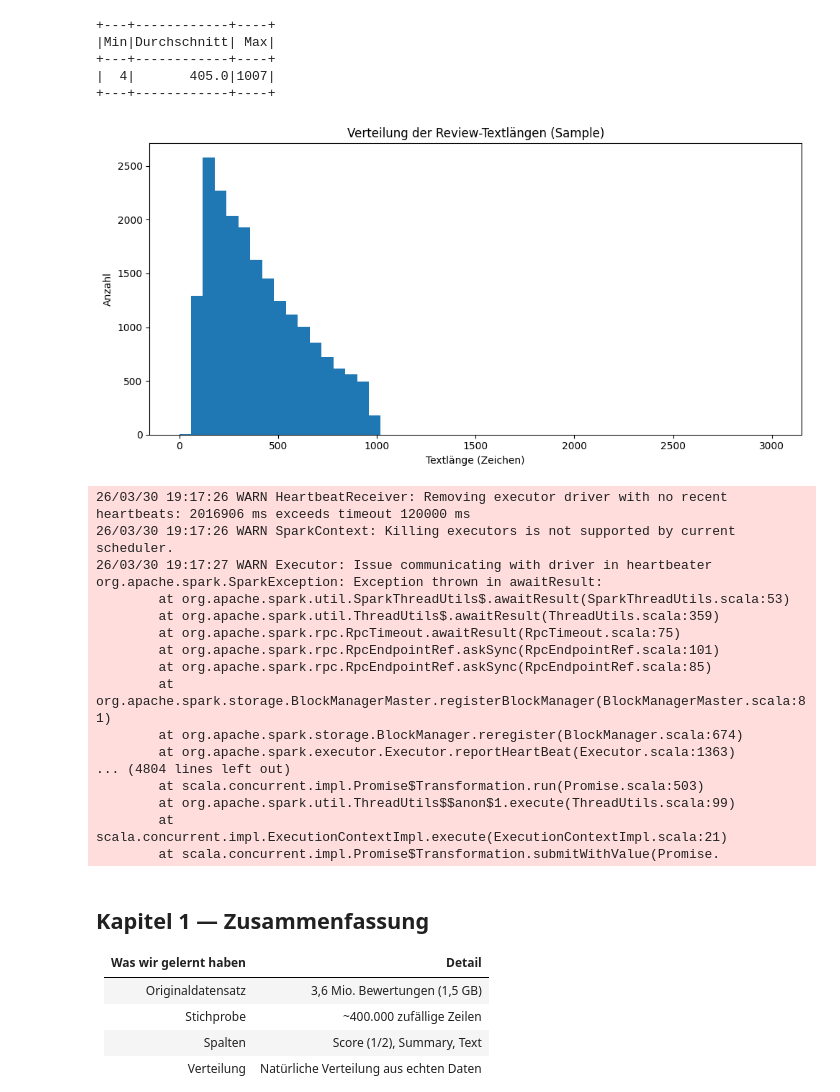
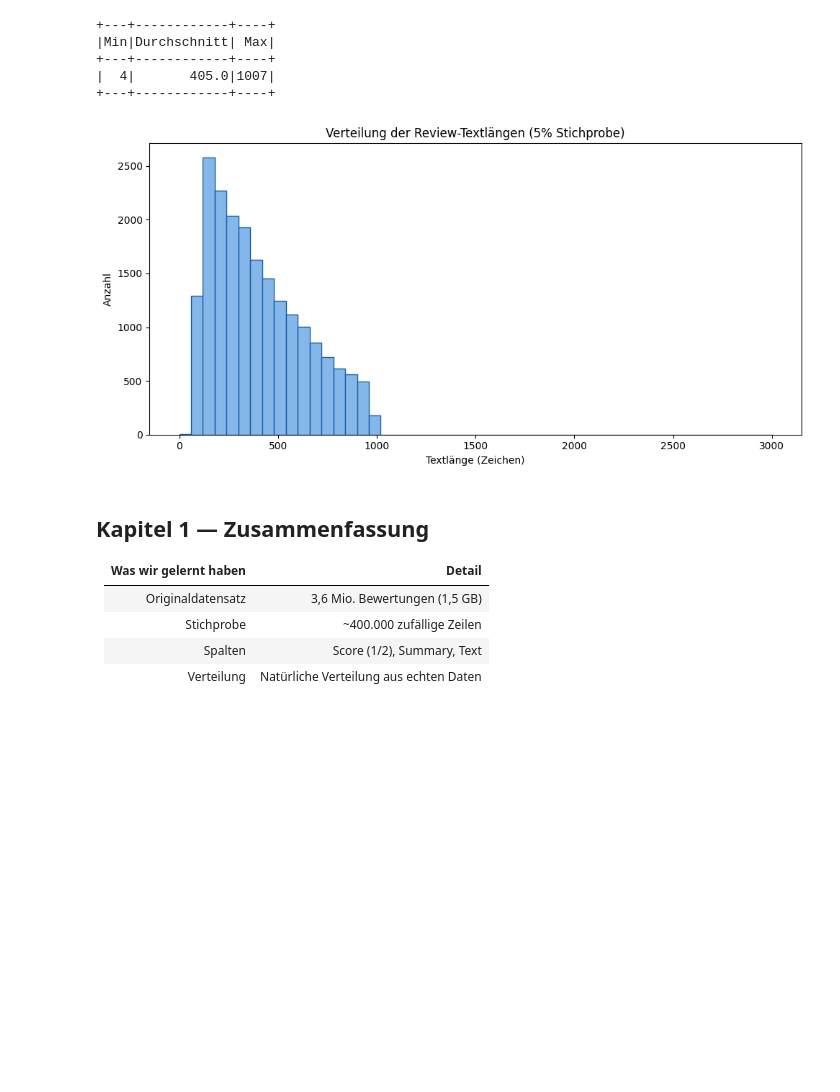
Before and after one commit to alperbildiren/pyspark-amazon-reviews, a Jupyter notebook: Notebooks/01_data_loading.ipynb, the cells around one changed output. Drawn from its saved outputs; the diff is of its cells as text; code cells hidden in the pictures; blank space fills up the shorter version.

Commit message:
Use sampling for histogram to avoid Spark memory pressure

```diff
--- a/Notebooks/01_data_loading.ipynb
+++ b/Notebooks/01_data_loading.ipynb
@@ -261,46 +261,31 @@ df_with_len.select(
 |  4|       405.0|1007|
 +---+------------+----+
 # %%
-# Sample al → RAM patlamaz
+
 text_len_pd = (
     df_with_len
     .select("text_length")
-    .sample(fraction=0.05, seed=42)   # %5 veri yeterli
+    .sample(fraction=0.05, seed=42)
     .toPandas()
 )
 
 import matplotlib.pyplot as plt
 
 plt.figure(figsize=(10, 5))
 plt.hist(
     text_len_pd["text_length"].dropna(),
     bins=50,
+    color="#85B7EB",
+    edgecolor="#185FA5",
     range=(0, 3000)
 )
 plt.xlabel("Textlänge (Zeichen)")
 plt.ylabel("Anzahl")
-plt.title("Verteilung der Review-Textlängen (Sample)")
+plt.title("Verteilung der Review-Textlängen (5% Stichprobe)")
 plt.tight_layout()
 plt.show()
 # %% [output]
-[figure, old version]
+[figure, new version]
-26/03/30 19:17:26 WARN HeartbeatReceiver: Removing executor driver with no recent heartbeats: 2016906 ms exceeds timeout 120000 ms
-26/03/30 19:17:26 WARN SparkContext: Killing executors is not supported by current scheduler.
-26/03/30 19:17:27 WARN Executor: Issue communicating with driver in heartbeater
-org.apache.spark.SparkException: Exception thrown in awaitResult:
-        at org.apache.spark.util.SparkThreadUtils$.awaitResult(SparkThreadUtils.scala:53)
-        at org.apache.spark.util.ThreadUtils$.awaitResult(ThreadUtils.scala:359)
-        at org.apache.spark.rpc.RpcTimeout.awaitResult(RpcTimeout.scala:75)
-        at org.apache.spark.rpc.RpcEndpointRef.askSync(RpcEndpointRef.scala:101)
-        at org.apache.spark.rpc.RpcEndpointRef.askSync(RpcEndpointRef.scala:85)
-        at org.apache.spark.storage.BlockManagerMaster.registerBlockManager(BlockManagerMaster.scala:81)
-        at org.apache.spark.storage.BlockManager.reregister(BlockManager.scala:674)
-        at org.apache.spark.executor.Executor.reportHeartBeat(Executor.scala:1363)
-... (4804 lines left out)
-        at scala.concurrent.impl.Promise$Transformation.run(Promise.scala:503)
-        at org.apache.spark.util.ThreadUtils$$anon$1.execute(ThreadUtils.scala:99)
-        at scala.concurrent.impl.ExecutionContextImpl.execute(ExecutionContextImpl.scala:21)
-        at scala.concurrent.impl.Promise$Transformation.submitWithValue(Promise.
 # %% [markdown]
 ## Kapitel 1 — Zusammenfassung
 
```
